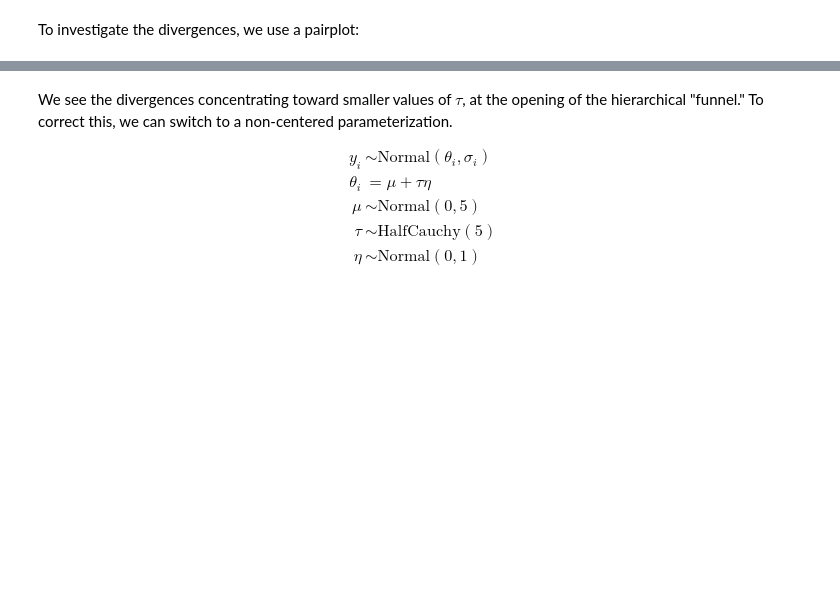
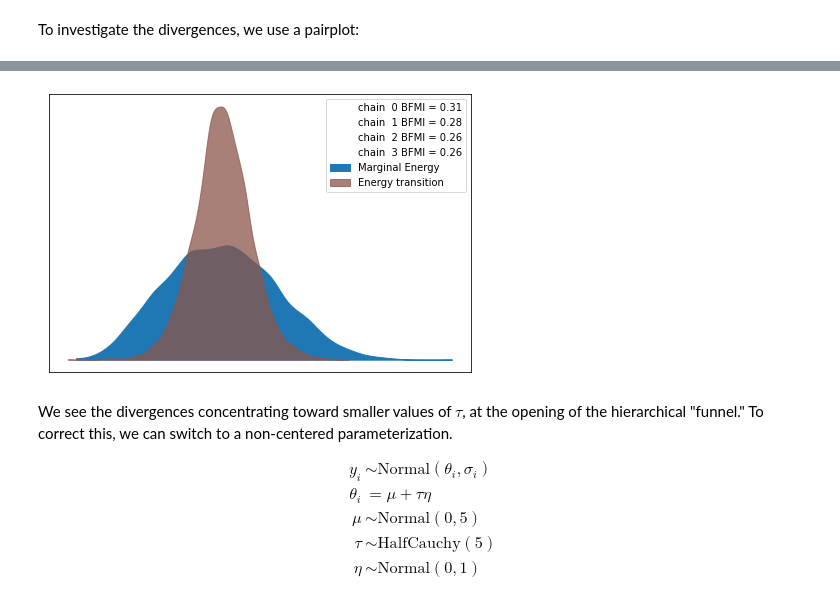
Before and after one commit to mpdylan/INFO510-public, a Jupyter notebook: notebooks/normal_models/eight_schools.ipynb, the cells around one changed output, grey strips where cells are left out. Drawn from its saved outputs; the diff is of its cells as text; code cells hidden in the pictures; blank space fills up the shorter version.

```diff
--- a/notebooks/normal_models/eight_schools.ipynb
+++ b/notebooks/normal_models/eight_schools.ipynb
@@ -91,3 +89,8 @@ with centered_model:
+# %%
+with centered_model:
+    az.plot_energy(centered_trace)
+# %% [output]
+[figure, added]
 # %% [markdown]
 We see the divergences concentrating toward smaller values of $\tau$, at the opening of the hierarchical "funnel." To correct this, we can switch to a non-centered parameterization.
 
```
Also changed, not shown: parts of 10 cells of this notebook, 4 other files.
